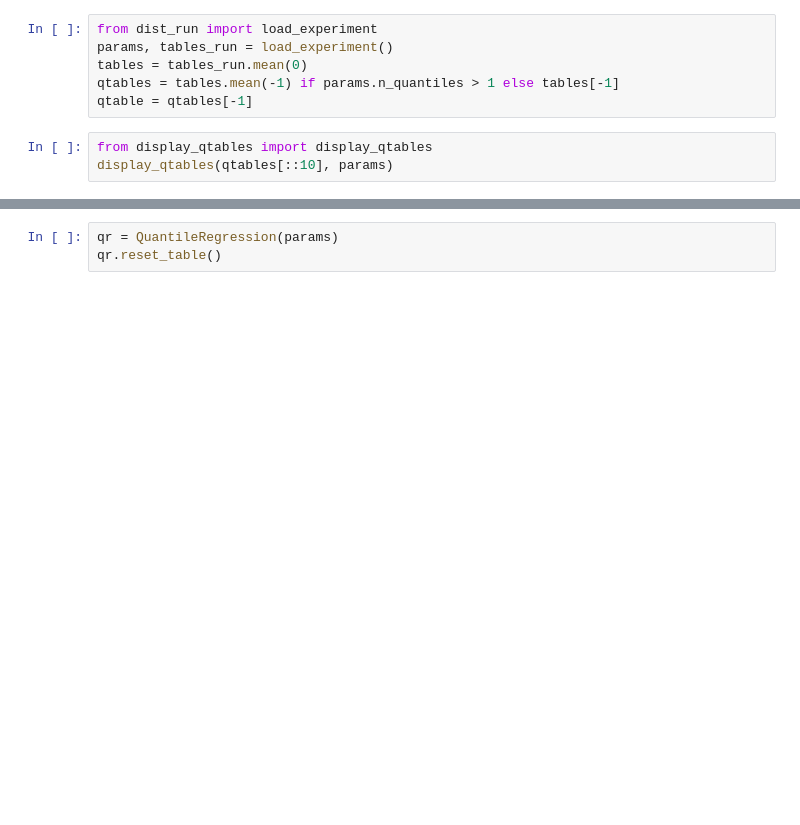
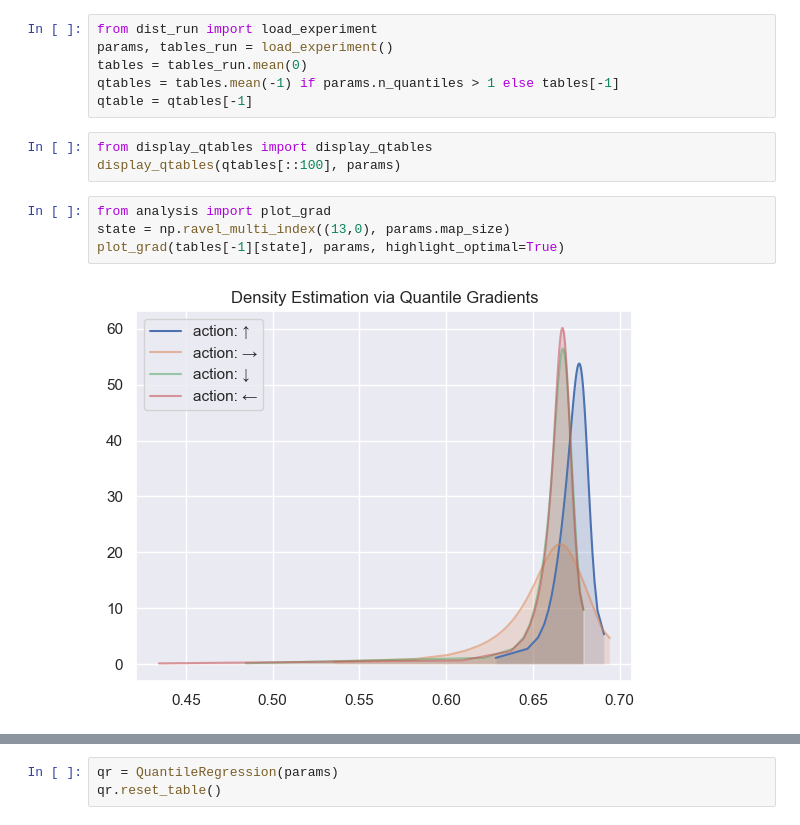
Before and after one commit to AlecHero/QuantileRegressionProject, a Jupyter notebook: tabular qr wind.ipynb, the cells around one changed output, grey strips where cells are left out. Cells and saved outputs as stored; diff of their text form; blank space fills up the shorter version.

```diff
--- a/tabular qr wind.ipynb
+++ b/tabular qr wind.ipynb
@@ -48,4 +50,10 @@ qtables = tables.mean(-1) if params.n_quantiles > 1 else tables[-1]
 qtable = qtables[-1]
 # %%
 from display_qtables import display_qtables
-display_qtables(qtables[::10], params)
+display_qtables(qtables[::100], params)
+# %%
+from analysis import plot_grad
+state = np.ravel_multi_index((13,0), params.map_size)
+plot_grad(tables[-1][state], params, highlight_optimal=True)
+# %% [output]
+[figure, added]
```
Also changed, not shown: parts of 4 cells of this notebook, 12 other files.
